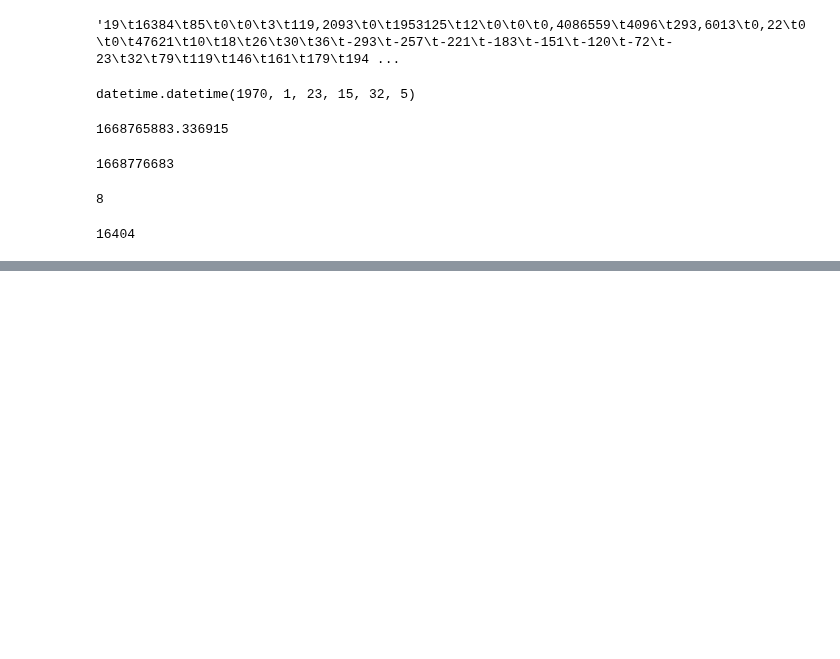
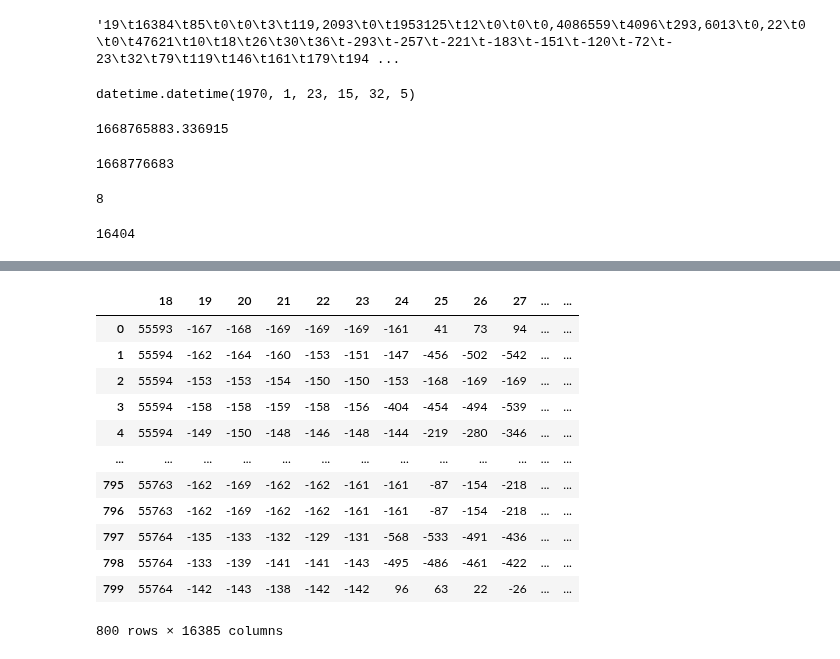
Before and after one commit to bisalgt/playground, a Jupyter notebook: ipynb-files/read binary fie.ipynb, the cells around one changed output, grey strips where cells are left out. Drawn from its saved outputs; the diff is of its cells as text; code cells hidden in the pictures; blank space fills up the shorter version.

```diff
--- a/ipynb-files/read binary fie.ipynb
+++ b/ipynb-files/read binary fie.ipynb
@@ -50,0 +360,18 @@ len(splitted_data)
+# %%
+df_experimental_data = df_experiment.iloc[:, 18:]
+# %%
+df_experimental_data
+# %% [output]
+|  | 18 | 19 | 20 | 21 | 22 | 23 | 24 | 25 | 26 | 27 | ... | ... |
+| 0 | 55593 | -167 | -168 | -169 | -169 | -169 | -161 | 41 | 73 | 94 | ... | ... |
+| 1 | 55594 | -162 | -164 | -160 | -153 | -151 | -147 | -456 | -502 | -542 | ... | ... |
+| 2 | 55594 | -153 | -153 | -154 | -150 | -150 | -153 | -168 | -169 | -169 | ... | ... |
+| 3 | 55594 | -158 | -158 | -159 | -158 | -156 | -404 | -454 | -494 | -539 | ... | ... |
+| 4 | 55594 | -149 | -150 | -148 | -146 | -148 | -144 | -219 | -280 | -346 | ... | ... |
+| ... | ... | ... | ... | ... | ... | ... | ... | ... | ... | ... | ... | ... |
+| 795 | 55763 | -162 | -169 | -162 | -162 | -161 | -161 | -87 | -154 | -218 | ... | ... |
+| 796 | 55763 | -162 | -169 | -162 | -162 | -161 | -161 | -87 | -154 | -218 | ... | ... |
+| 797 | 55764 | -135 | -133 | -132 | -129 | -131 | -568 | -533 | -491 | -436 | ... | ... |
+| 798 | 55764 | -133 | -139 | -141 | -141 | -143 | -495 | -486 | -461 | -422 | ... | ... |
+| 799 | 55764 | -142 | -143 | -138 | -142 | -142 | 96 | 63 | 22 | -26 | ... | ... |
+800 rows × 16385 columns
```
Also changed, not shown: parts of 101 cells of this notebook, 3 other files.
